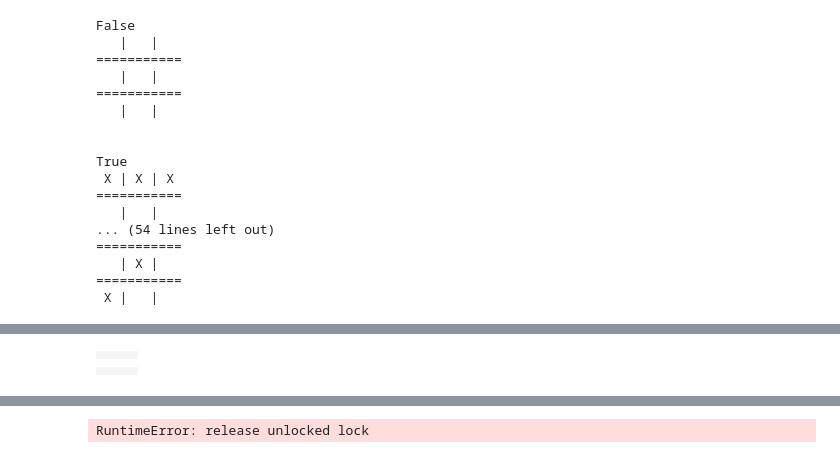
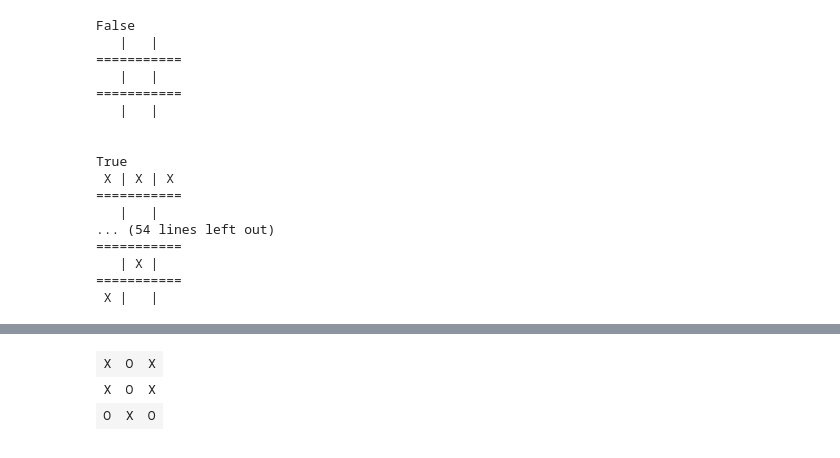
Before and after one commit to druce/rl, a Jupyter notebook: Tic-Tac-Toe.ipynb, the cells around one changed output, grey strips where cells are left out. Cells and saved outputs as stored; diff of their text form; code cells hidden in the pictures.

```diff
--- a/Tic-Tac-Toe.ipynb
+++ b/Tic-Tac-Toe.ipynb
@@ -313,6 +337,0 @@ while True:
-# %%
-HTML(print_board_html(g.board))
-# %% [output]
-|  |  |  |
-|  |  |  |
-|  |  |  |
@@ -330,5 +338,5 @@ init_window()
 # %%
-%%time
+#%%time
 # play a bunch of games computer v. computer and update V table
 
 START_EXPLORATION_RATE = 0.25
@@ -339,6 +347,8 @@ verbose = False
 def play_game(V,
               board_size=BOARD_SIZE,
               exploration_rate=START_EXPLORATION_RATE,
+              outstr="",
+              show_display=True,
               verbose=verbose):
 
     g = Game()
@@ -361,13 +371,15 @@ def play_game(V,
             winner = player
             break
 
-    if winner is None:
+    if show_display:
+        clear_output()
+        display(HTML(outstr))
         display(HTML(print_board_html(g.board)))
-        display(HTML("Draw"))
-    else:
-        display(HTML(print_board_html(g.board)))
-        display(HTML("%s wins!" % winner))
-
+        #print_board_win(g)
+    #     if winner is None:
+    #         display(HTML("Draw"))
+    #     else:
+    #         display(HTML("%s wins!" % winner))
 
     if verbose:
         for i, b in enumerate(g.history):
@@ -379,16 +391,23 @@ def play_game(V,
     # players share V array and g game history so we can train either player, only train once
     playerO.train()
 
+    return winner
 
+winx, wino, draws = 0,0,0
 for game_counter in range(NUM_GAMES):
     # linear epsilon decay
     exploration_rate = (1 - game_counter/NUM_GAMES) * START_EXPLORATION_RATE
 
-    clear_output()
-    # game x of x , exploration rate, most recent x/o/draw stats
-    display(HTML("%d" % game_counter))
-    play_game(V, exploration_rate=exploration_rate)
+    outstr = ("%s: Game %6d X wins: %d O wins %d Draws: %d" % (time.strftime("%H:%M:%S"), game_counter,
+                                                                winx, wino, draws)
+              )
 
-    if game_counter % 1000 == 999:
-        print("%s: %6d" % (time.strftime("%H:%M:%S"), game_counter+1))
+    show_display=True if game_counter % 1000 == 0 else False
+    winner = play_game(V, exploration_rate=exploration_rate, outstr=outstr, show_display=show_display)
+    if winner == None:
+        draws +=1
+    elif winner == 'X':
+        winx +=1
+    else:
+        wino +=1
 # %% [output]
@@ -396,4 +415,6 @@ for game_counter in range(NUM_GAMES):
-RuntimeError: release unlocked lock
+| X | O | X |
+| X | O | X |
+| O | X | O |
 # %%
 # check out a few V values
 
```
Also changed, not shown: parts of 7 cells of this notebook, 4 other files.
